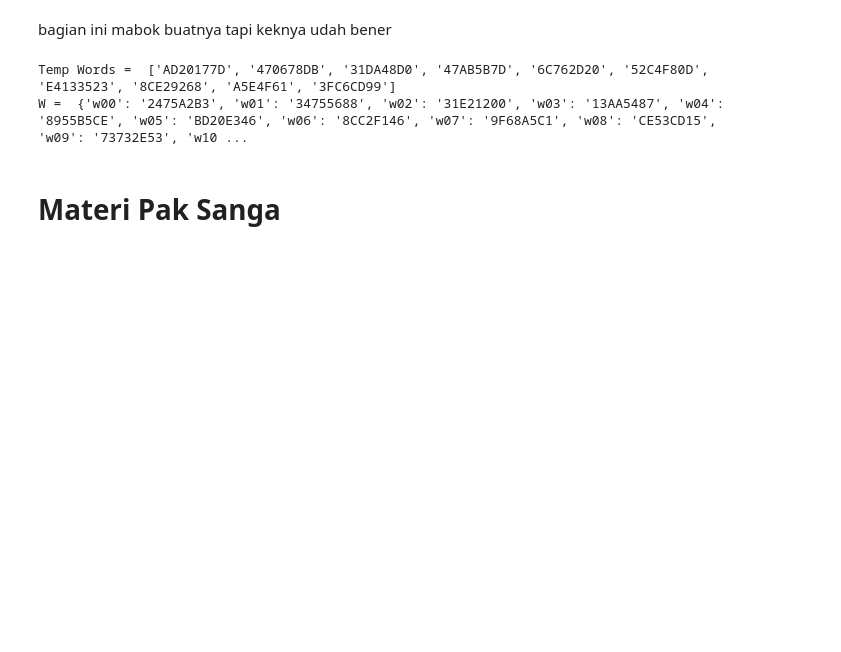
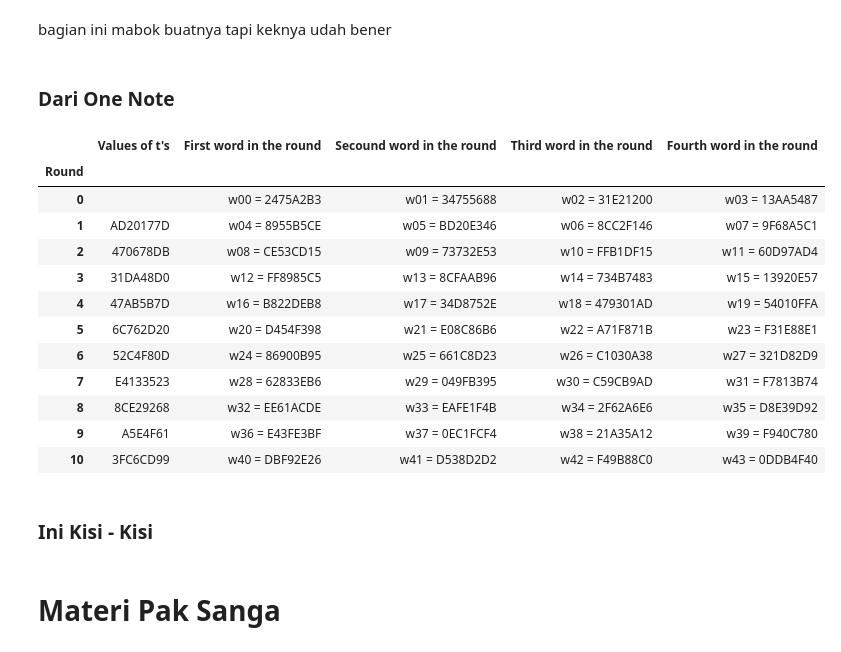
Before and after one commit to StefannusChristian/Computer-Security, a Jupyter notebook: uts.ipynb, the cells around one changed output. Cells and saved outputs as stored; diff of their text form; code cells hidden in the pictures; blank space fills up the shorter version.

```diff
--- a/uts.ipynb
+++ b/uts.ipynb
@@ -625,6 +659,8 @@ note: bapaknya kebalik di onenote, yg bener ini
 ![key_expansion_rule.png](embedded-picture-1)
 # %% [markdown]
 bagian ini mabok buatnya tapi keknya udah bener
+# %% [markdown]
+### Dari One Note
 # %%
 cipherkey = "2475A2B33475568831E2120013AA5487"
 first_w_values = [cipherkey[i:i+8] for i in range(0,len(cipherkey),8)]
@@ -655,34 +691,53 @@ r_con = [
 first_w_strings = ["w00","w01","w02","w03"]
 w_dict = {w:val for w,val in zip(first_w_strings,first_w_values)}
 
 def generate_temp_word(w_before_value_in_hex,i):
     rot_word = rot_word_func(w_before_value_in_hex)
     sub_word = sub_word_func(rot_word)
     temp_word = GF_addition(convert_hexa_to_binary(sub_word),convert_hexa_to_binary(r_con[i//4]))
     temp_word = convert_binary_to_hexa(temp_word)
     return temp_word
 
 values_of_t = []
 for w in range(4,44):
     the_str_number = str(w).zfill(2)
     the_str = f"w{the_str_number}"
     wi_mines_4_value = w_dict['w'+str(int(w-4)).zfill(2)]
     wi_mines_1_value = w_dict['w'+str(int(w-1)).zfill(2)]
 
     # wi-4 + temp_word
     if w % 4 == 0:
         temp_word = generate_temp_word(wi_mines_1_value,w-1)
         values_of_t.append(temp_word)
         the_val = convert_binary_to_hexa(GF_addition(convert_hexa_to_binary(wi_mines_4_value),convert_hexa_to_binary(temp_word)))
 
     # wi-4 xor wi-1
     else: the_val = convert_binary_to_hexa(GF_addition(convert_hexa_to_binary(wi_mines_4_value),convert_hexa_to_binary(wi_mines_1_value)))
 
     the_val = the_val.zfill(8)
     w_dict[the_str] = the_val
 
-print("Temp Words = ",values_of_t)
-print("W = ",w_dict)
+import pandas as pd
+values_of_t.insert(0,"")
+keys = sorted(w_dict.keys())
+columns = ["First word in the round","Secound word in the round","Third word in the round","Fourth word in the round"]
+df = pd.DataFrame([[f'{i} = {w_dict[i]}' for i in keys[j:j+4]] for j in range(0,len(keys),4)],columns = columns)
+df.insert(0,"Values of t's",values_of_t)
+df.index.name = "Round"
+display(df)
 # %% [output]
-Temp Words =  ['AD20177D', '470678DB', '31DA48D0', '47AB5B7D', '6C762D20', '52C4F80D', 'E4133523', '8CE29268', 'A5E4F61', '3FC6CD99']
-W =  {'w00': '2475A2B3', 'w01': '34755688', 'w02': '31E21200', 'w03': '13AA5487', 'w04': '8955B5CE', 'w05': 'BD20E346', 'w06': '8CC2F146', 'w07': '9F68A5C1', 'w08': 'CE53CD15', 'w09': '73732E53', 'w10 ...
+|  | Values of t's | First word in the round | Secound word in the round | Third word in the round | Fourth word in the round |
+| Round |  |  |  |  |  |
+| 0 |  | w00 = 2475A2B3 | w01 = 34755688 | w02 = 31E21200 | w03 = 13AA5487 |
+| 1 | AD20177D | w04 = 8955B5CE | w05 = BD20E346 | w06 = 8CC2F146 | w07 = 9F68A5C1 |
+| 2 | 470678DB | w08 = CE53CD15 | w09 = 73732E53 | w10 = FFB1DF15 | w11 = 60D97AD4 |
+| 3 | 31DA48D0 | w12 = FF8985C5 | w13 = 8CFAAB96 | w14 = 734B7483 | w15 = 13920E57 |
+| 4 | 47AB5B7D | w16 = B822DEB8 | w17 = 34D8752E | w18 = 479301AD | w19 = 54010FFA |
+| 5 | 6C762D20 | w20 = D454F398 | w21 = E08C86B6 | w22 = A71F871B | w23 = F31E88E1 |
+| 6 | 52C4F80D | w24 = 86900B95 | w25 = 661C8D23 | w26 = C1030A38 | w27 = 321D82D9 |
+| 7 | E4133523 | w28 = 62833EB6 | w29 = 049FB395 | w30 = C59CB9AD | w31 = F7813B74 |
+| 8 | 8CE29268 | w32 = EE61ACDE | w33 = EAFE1F4B | w34 = 2F62A6E6 | w35 = D8E39D92 |
+| 9 | A5E4F61 | w36 = E43FE3BF | w37 = 0EC1FCF4 | w38 = 21A35A12 | w39 = F940C780 |
+| 10 | 3FC6CD99 | w40 = DBF92E26 | w41 = D538D2D2 | w42 = F49B88C0 | w43 = 0DDB4F40 |
+# %% [markdown]
+### Ini Kisi - Kisi
```
Also changed, not shown: parts of 33 cells of this notebook.
